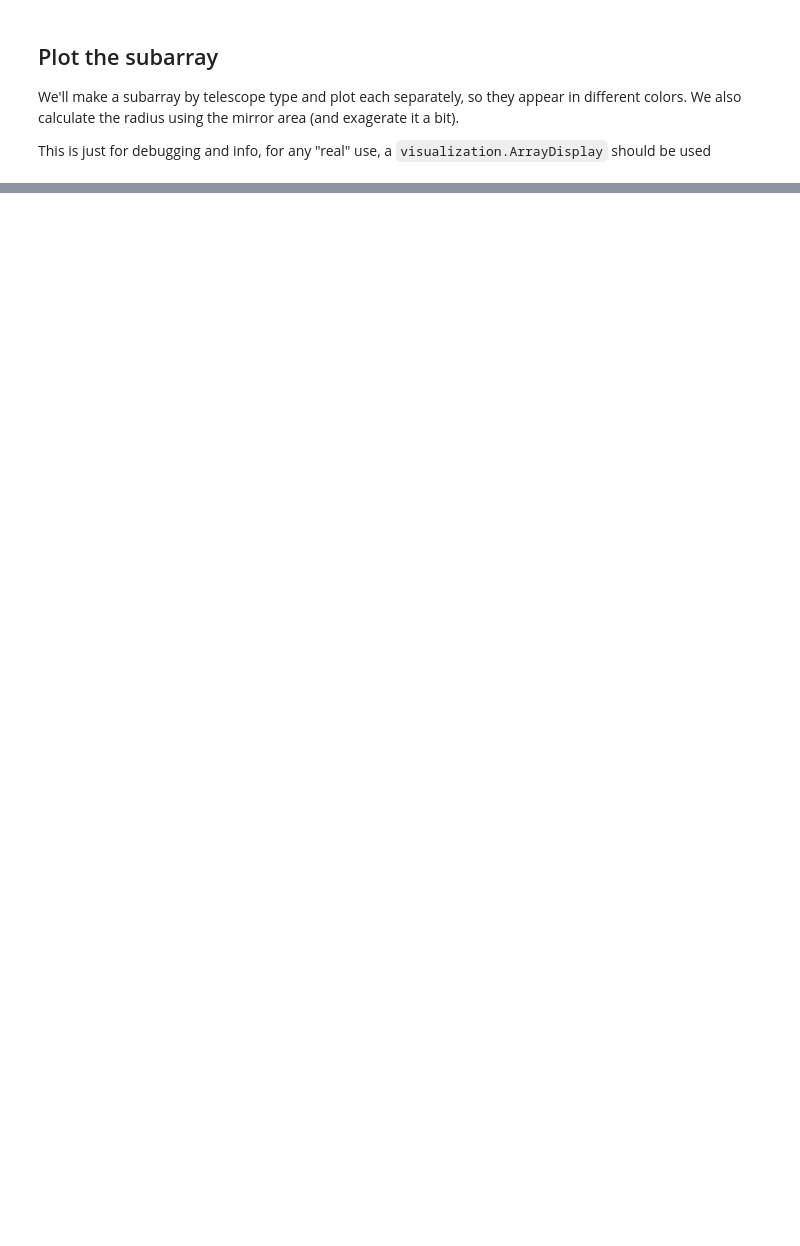
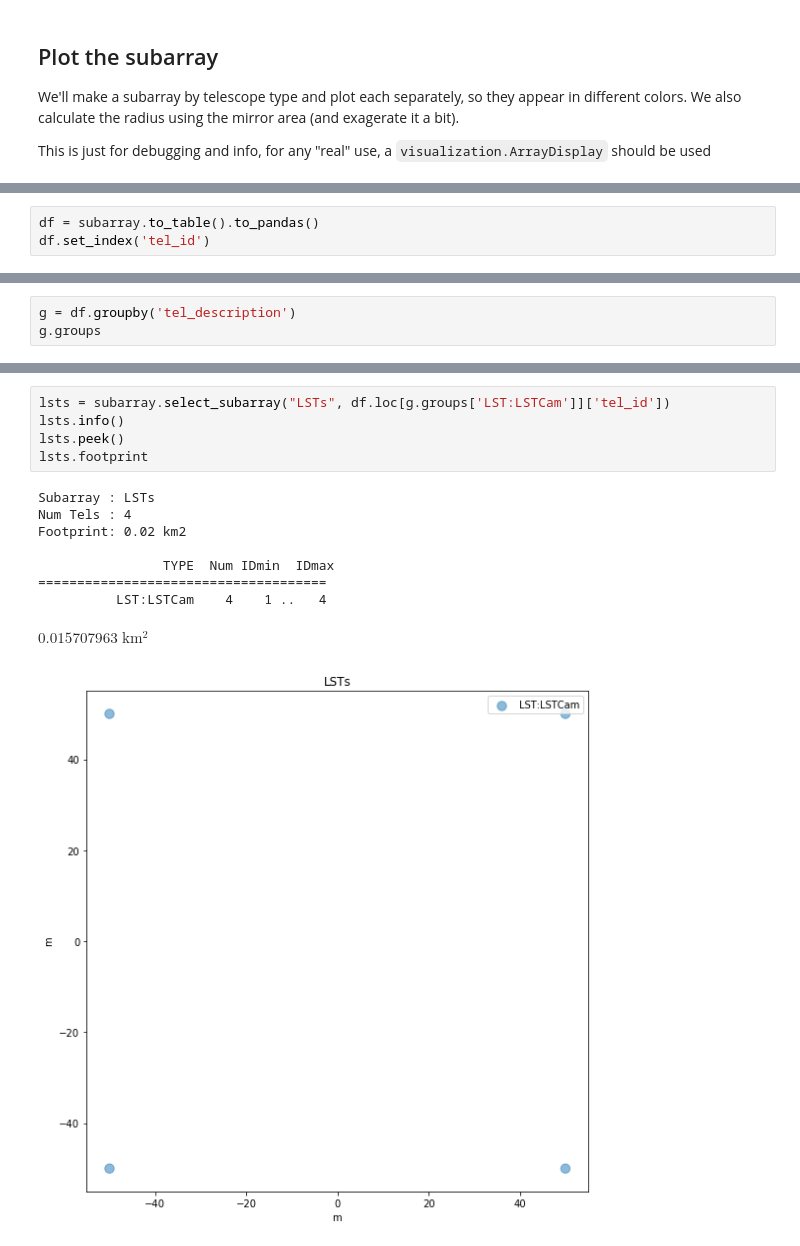
Before and after one commit to cta-observatory/ctapipe, a Jupyter notebook: examples/notebooks/InstrumentDescription.ipynb, the cells around one changed output, grey strips where cells are left out. Drawn from its saved outputs; the diff is of its cells as text; blank space fills up the shorter version.

```diff
--- a/examples/notebooks/InstrumentDescription.ipynb
+++ b/examples/notebooks/InstrumentDescription.ipynb
@@ -141,0 +162,3 @@ $4.9235437 \; \mathrm{km^{2}}$
+# %%
+df = subarray.to_table().to_pandas()
+df.set_index('tel_id')
@@ -141,0 +185,3 @@ $4.9235437 \; \mathrm{km^{2}}$
+# %%
+g = df.groupby('tel_description')
+g.groups
@@ -141,0 +214,15 @@ $4.9235437 \; \mathrm{km^{2}}$
+# %%
+lsts = subarray.select_subarray("LSTs", df.loc[g.groups['LST:LSTCam']]['tel_id'])
+lsts.info()
+lsts.peek()
+lsts.footprint
+# %% [output]
+Subarray : LSTs
+Num Tels : 4
+Footprint: 0.02 km2
+
+                TYPE  Num IDmin  IDmax
+=====================================
+          LST:LSTCam    4    1 ..   4
+$0.015707963 \; \mathrm{km^{2}}$
+[figure, added]
```
Also changed, not shown: parts of 20 cells of this notebook, 2 other files.
